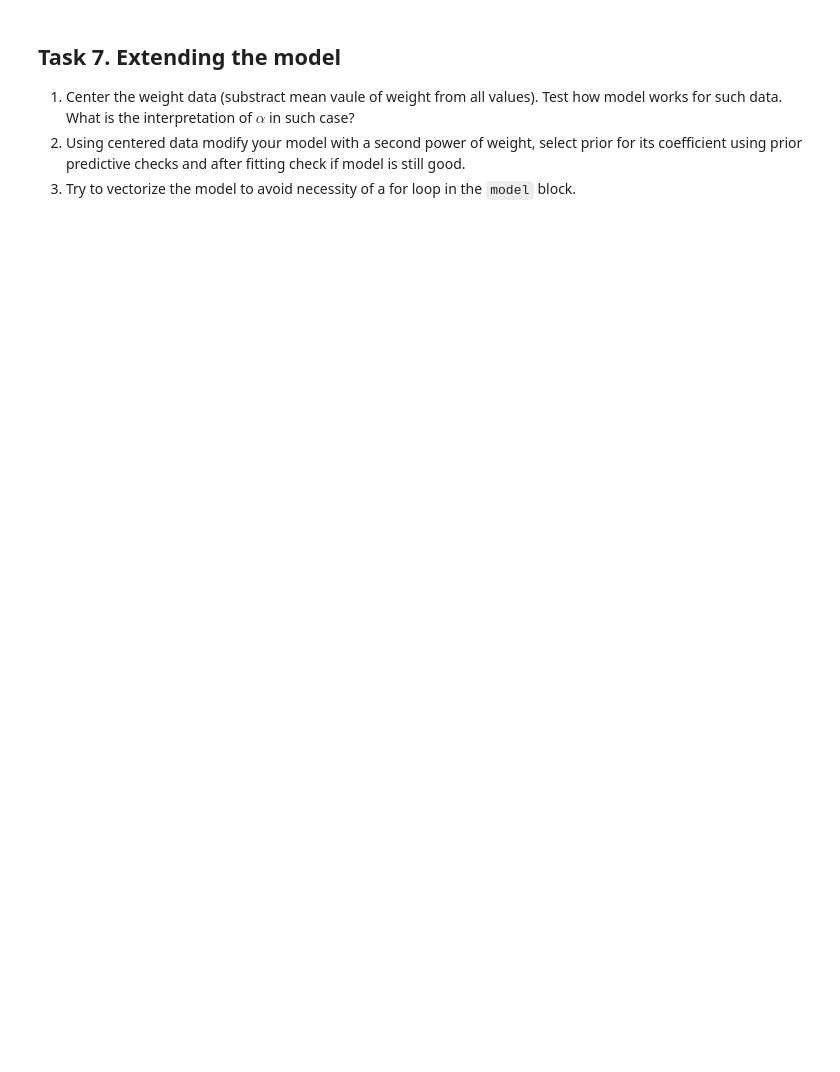
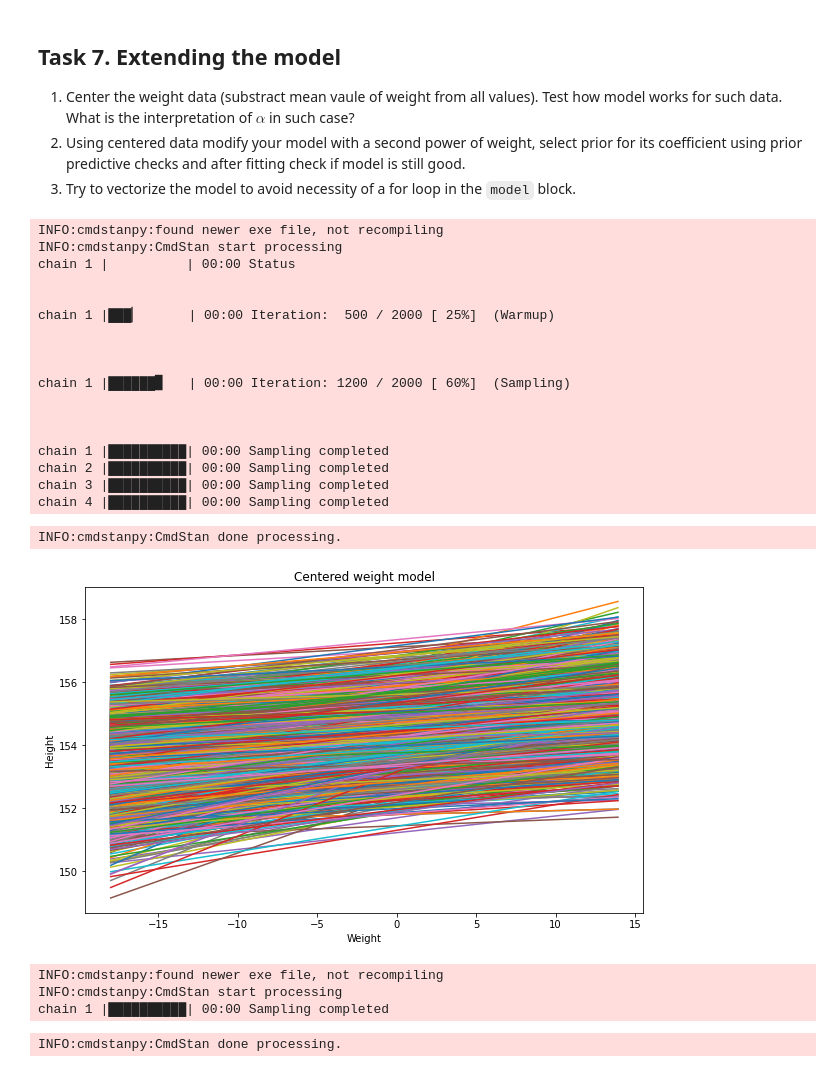
Before and after one commit to mfloras/Data-Analytics, a Jupyter notebook: Lab4/lab4.ipynb, the cells around one changed output. Saved outputs shown, nothing was run; the diff lists cells and outputs as text; code cells hidden in the pictures; blank space fills up the shorter version.

````diff
--- a/Lab4/lab4.ipynb
+++ b/Lab4/lab4.ipynb
@@ -373,3 +542,56 @@ INFO:cmdstanpy:CmdStan done processing.
 1. Center the weight data (substract mean vaule of weight from all values). Test how model works for such data. What is the interpretation of $\alpha$ in such case?
 2. Using centered data modify your model with a second power of weight, select prior for its coefficient using prior predictive checks and after fitting check if model is still good.
 3. Try to vectorize the model to avoid necessity of a for loop in the ```model``` block.
+# %%
+model_2_fit=CmdStanModel(stan_file='height_2_fit.stan')
+N = 100
+data_fit = {'N': N, 'weight': d.c_weight.iloc[:N].values, 'heights': d.height.iloc[:N].values}
+fit=model_2_fit.sample(data=data_fit,seed=28052020)
+df = fit.draws_pd()
+
+fig, ax = plt.subplots(figsize=(10, 6))
+ax.plot([d.c_weight.min(),d.c_weight.max()],[df["alpha"]+df["beta"]*d.c_weight.min(), df["alpha"]+df["beta"]*d.c_weight.max()])
+ax.set_title("Centered weight model")
+ax.set_xlabel("Weight")
+ax.set_ylabel("Height")
+
+plt.show()
+# %% [output]
+INFO:cmdstanpy:found newer exe file, not recompiling
+INFO:cmdstanpy:CmdStan start processing
+chain 1 |          | 00:00 Status
+
+
+chain 1 |███▏      | 00:00 Iteration:  500 / 2000 [ 25%]  (Warmup)
+
+
+
+chain 1 |██████▊   | 00:00 Iteration: 1200 / 2000 [ 60%]  (Sampling)
+
+
+
+chain 1 |██████████| 00:00 Sampling completed
+chain 2 |██████████| 00:00 Sampling completed
+chain 3 |██████████| 00:00 Sampling completed
+chain 4 |██████████| 00:00 Sampling completed
+INFO:cmdstanpy:CmdStan done processing.
+[figure, added]
+# %%
+model_3_ppc=CmdStanModel(stan_file='height_3_ppc.stan')
+
+R=1000
+data_sim = data_sim={'N':50, 'weight':np.linspace(d.c_weight.min(),d.c_weight.max())}
+sim = model_3_ppc.sample(data=data_sim,
+                     iter_sampling=R,
+                     iter_warmup=0,
+                     chains=1,
+                     refresh=R,
+                     fixed_param=True,
+                     seed=29042020)
+
+df = sim.draws_pd()
+# %% [output]
+INFO:cmdstanpy:found newer exe file, not recompiling
+INFO:cmdstanpy:CmdStan start processing
+chain 1 |██████████| 00:00 Sampling completed
+INFO:cmdstanpy:CmdStan done processing.
````
Also changed, not shown: parts of 11 cells of this notebook, 2 other files.
